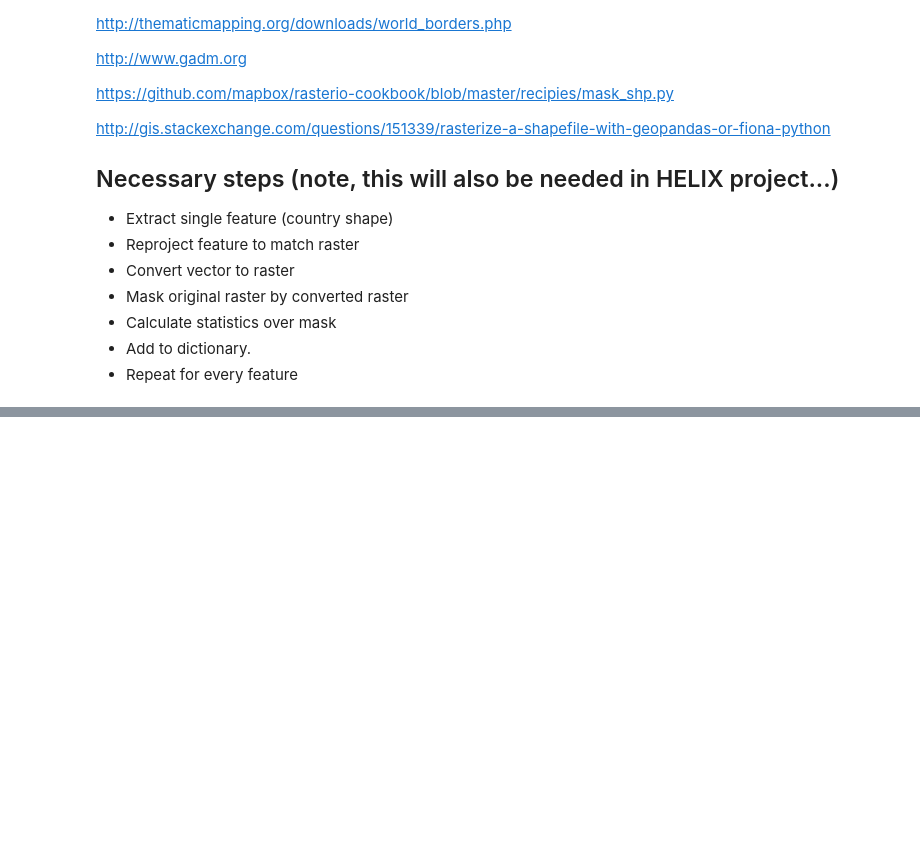
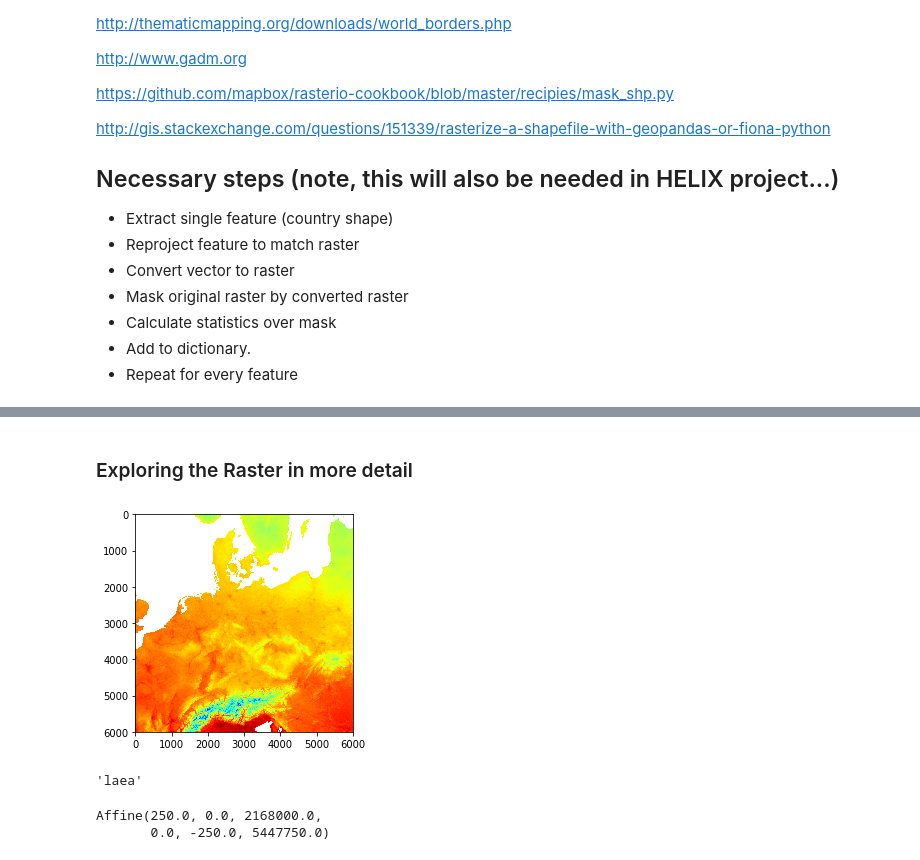
Before and after one commit to Vizzuality/eubon_butterflies, a Jupyter notebook: dev_notebooks/national_table.ipynb, the cells around one changed output, grey strips where cells are left out. Cells and saved outputs as stored; diff of their text form; code cells hidden in the pictures; blank space fills up the shorter version.

```diff
--- a/dev_notebooks/national_table.ipynb
+++ b/dev_notebooks/national_table.ipynb
@@ -99,8 +111,13 @@ with fiona.open('/Users/Ben/Downloads/TM_WORLD_BORDERS-0/TM_WORLD_BORDERS-0.3.db
+# %% [markdown]
+### Exploring the Raster in more detail
 # %%
-with rasterio.open("../eurolst_process/processed.tif", blockxsize=256, blockysize=256) as inData:
+with rasterio.open("/Users/Ben/Downloads/eurolst_clim/eurolst_clim.bio01.tif", blockxsize=256, blockysize=256) as inData:
     window = (6000, 12000), (6000, 12000)
     window2 = (6000, 8000), (6000, 8000)
     profile = inData.profile
     cmap = plt.get_cmap('jet')
+    meta = inData.meta
     dslice = inData.read(1, window=window, masked=False)
     show(inData.read(1, window=window, masked=True), cmap=cmap, interpolation='none')
+# %% [output]
+[figure, added]
@@ -120,0 +124,9 @@ with rasterio.open("../eurolst_process/processed.tif", blockxsize=256, blockysiz
+# %%
+profile['crs']['proj']
+# %% [output]
+'laea'
+# %%
+profile['transform']
+# %% [output]
+Affine(250.0, 0.0, 2168000.0,
+       0.0, -250.0, 5447750.0)
```
Also changed, not shown: parts of 30 cells of this notebook, 1 other file.
